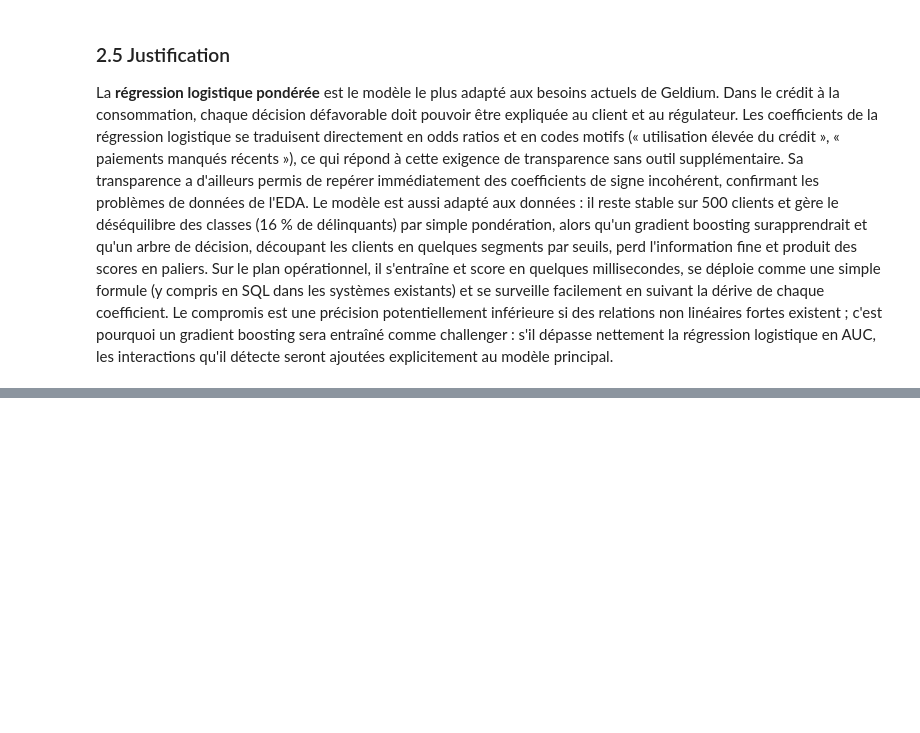
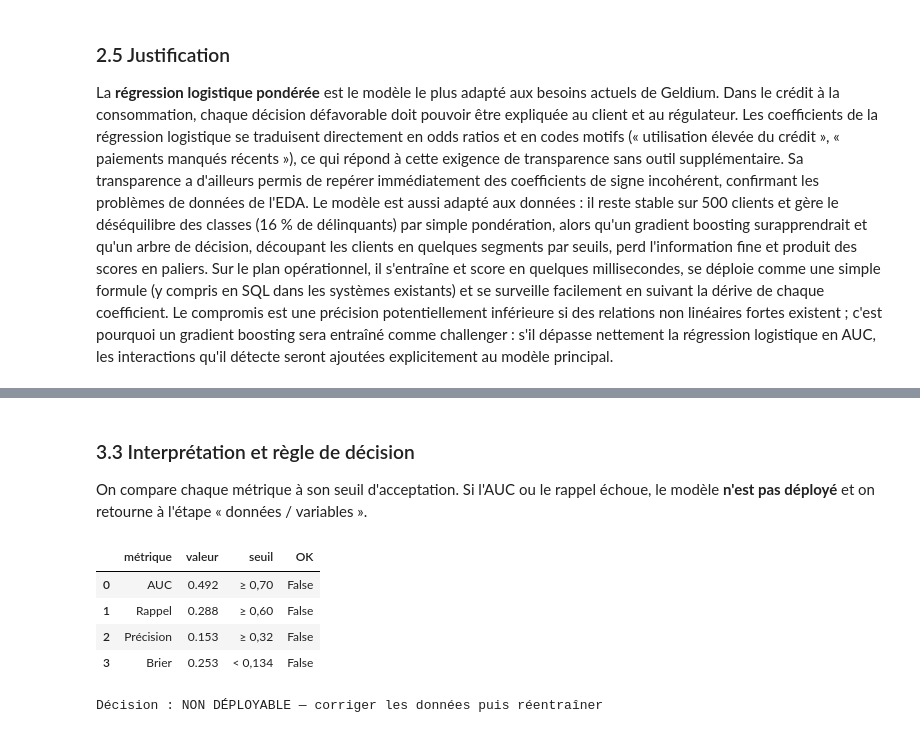
Before and after one commit to AmineBnh21/Tata_Project, a Jupyter notebook: Part2_Modelisation/Model_Plan_Geldium.ipynb, the cells around one changed output, grey strips where cells are left out. Cells and saved outputs as stored; diff of their text form; code cells hidden in the pictures; blank space fills up the shorter version.

Commit message:
Partie 2 - Étape 3 : stratégie d'évaluation et équité

```diff
--- a/Part2_Modelisation/Model_Plan_Geldium.ipynb
+++ b/Part2_Modelisation/Model_Plan_Geldium.ipynb
@@ -275,0 +334,20 @@ La **régression logistique pondérée** est le modèle le plus adapté aux beso
+# %% [markdown]
+### 3.3 Interprétation et règle de décision
+On compare chaque métrique à son seuil d'acceptation. Si l'AUC ou le rappel échoue, le modèle **n'est pas déployé** et on retourne à l'étape « données / variables ».
+# %%
+lr = pd.DataFrame(results).set_index("modèle").loc["Régression logistique"]
+checks = pd.DataFrame([
+    ["AUC", lr.AUC, "≥ 0,70", lr.AUC >= 0.70],
+    ["Rappel", lr.Rappel, "≥ 0,60", lr.Rappel >= 0.60],
+    ["Précision", lr["Précision"], "≥ 0,32", lr["Précision"] >= 0.32],
+    ["Brier", lr.Brier, "< 0,134", lr.Brier < 0.134],
+], columns=["métrique", "valeur", "seuil", "OK"]).round(3)
+display(checks)
+print("Décision :", "DÉPLOYABLE" if checks.OK.all() else "NON DÉPLOYABLE — corriger les données puis réentraîner")
+# %% [output]
+|  | métrique | valeur | seuil | OK |
+| 0 | AUC | 0.492 | ≥ 0,70 | False |
+| 1 | Rappel | 0.288 | ≥ 0,60 | False |
+| 2 | Précision | 0.153 | ≥ 0,32 | False |
+| 3 | Brier | 0.253 | < 0,134 | False |
+Décision : NON DÉPLOYABLE — corriger les données puis réentraîner
```
Also changed, not shown: parts of 6 cells of this notebook, 1 other file.
